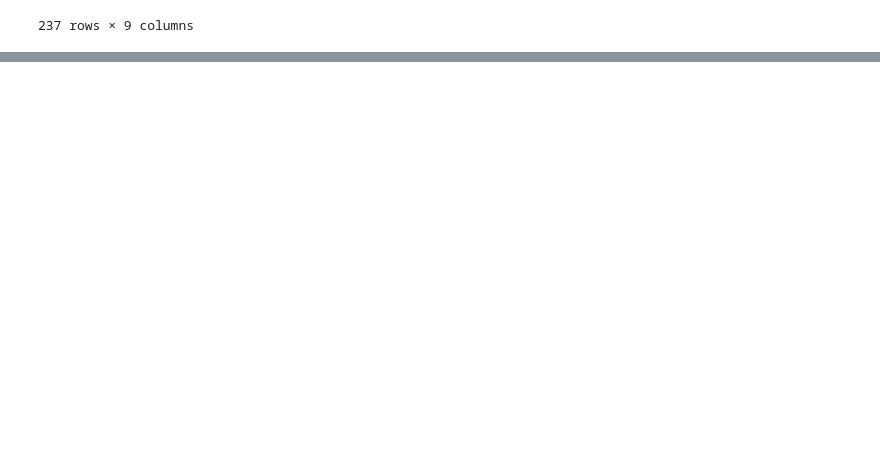
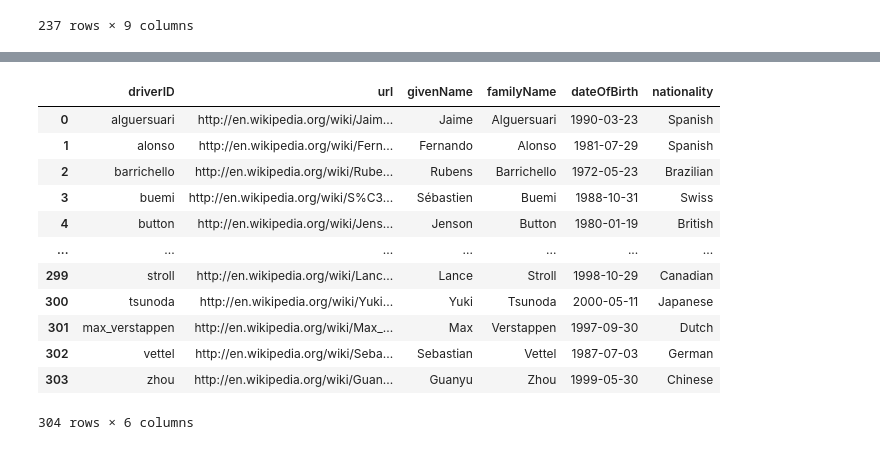
Before and after one commit to MrAldo007/formula-1-data, a Jupyter notebook: f1-análisis.ipynb, the cells around one changed output, grey strips where cells are left out. Cells and saved outputs as stored; diff of their text form; code cells hidden in the pictures; blank space fills up the shorter version.

```diff
--- a/f1-análisis.ipynb
+++ b/f1-análisis.ipynb
@@ -233,5 +89,0 @@ results=pd.DataFrame(content['MRData']['RaceTable']['Races'])
-# %%
-for year in list(range(2010,2022)):
-    url='http://ergast.com/api/f1/{}/circuits.json'
-    response=requests.get(url.format(year))
-    content=json.loads(response.content)
@@ -239,0 +112,4 @@ pd.DataFrame(content['MRData']['CircuitTable']['Circuits'])
+# %%
+url = 'http://ergast.com/api/f1/drivers.json'
+response = requests.get(url)
+content=json.loads(response.content)
@@ -239,0 +136,7 @@ pd.DataFrame(content['MRData']['CircuitTable']['Circuits'])
+# %%
+driverinfo= {'driverID':[],
+             'url':[],
+             'givenName':[],
+             'familyName':[],
+             'dateOfBirth':[],
+             'nationality':[]}
@@ -239,0 +155,16 @@ pd.DataFrame(content['MRData']['CircuitTable']['Circuits'])
+# %%
+pd.DataFrame(driverinfo)
+# %% [output]
+|  | driverID | url | givenName | familyName | dateOfBirth | nationality |
+| 0 | alguersuari | http://en.wikipedia.org/wiki/Jaim... | Jaime | Alguersuari | 1990-03-23 | Spanish |
+| 1 | alonso | http://en.wikipedia.org/wiki/Fern... | Fernando | Alonso | 1981-07-29 | Spanish |
+| 2 | barrichello | http://en.wikipedia.org/wiki/Rube... | Rubens | Barrichello | 1972-05-23 | Brazilian |
+| 3 | buemi | http://en.wikipedia.org/wiki/S%C3... | Sébastien | Buemi | 1988-10-31 | Swiss |
+| 4 | button | http://en.wikipedia.org/wiki/Jens... | Jenson | Button | 1980-01-19 | British |
+| ... | ... | ... | ... | ... | ... | ... |
+| 299 | stroll | http://en.wikipedia.org/wiki/Lanc... | Lance | Stroll | 1998-10-29 | Canadian |
+| 300 | tsunoda | http://en.wikipedia.org/wiki/Yuki... | Yuki | Tsunoda | 2000-05-11 | Japanese |
+| 301 | max_verstappen | http://en.wikipedia.org/wiki/Max_... | Max | Verstappen | 1997-09-30 | Dutch |
+| 302 | vettel | http://en.wikipedia.org/wiki/Seba... | Sebastian | Vettel | 1987-07-03 | German |
+| 303 | zhou | http://en.wikipedia.org/wiki/Guan... | Guanyu | Zhou | 1999-05-30 | Chinese |
+304 rows × 6 columns
```
Also changed, not shown: parts of 66 cells of this notebook, 3 other files.
